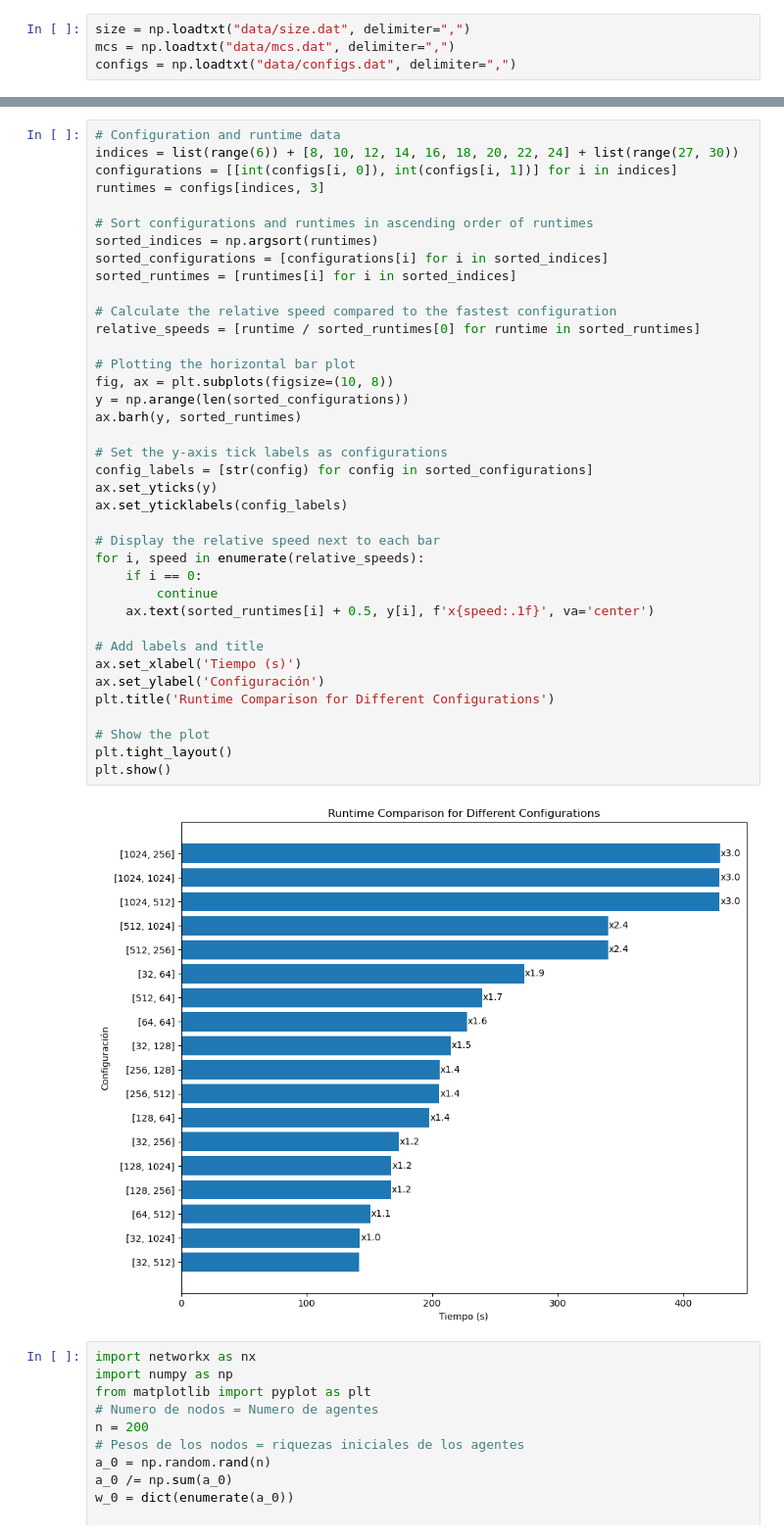
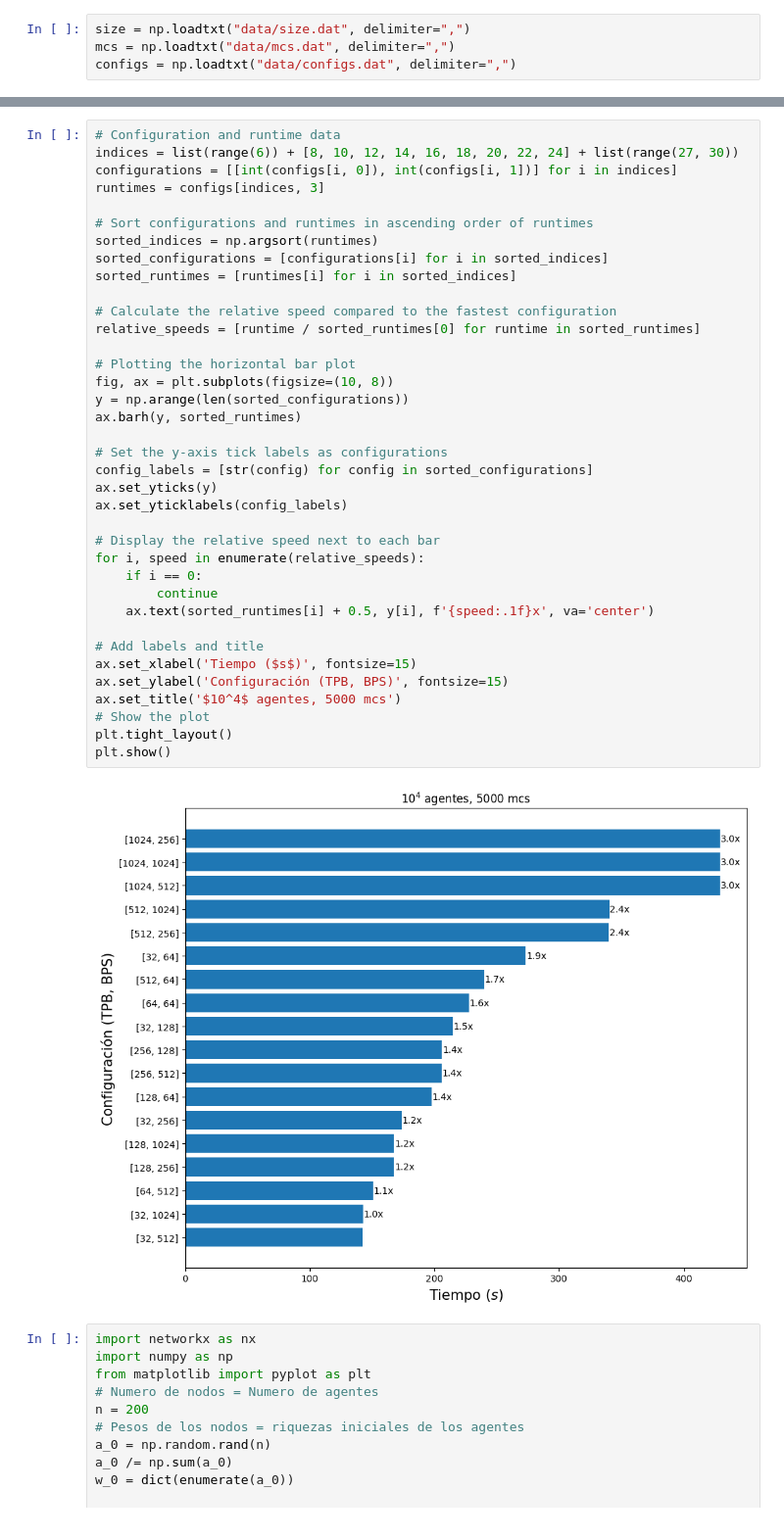
Before and after one commit to lautarogiordano/charlita-cuda, a Jupyter notebook: codigo/charlita_cuda_plots.ipynb, the cells around one changed output, grey strips where cells are left out. Shown at 98% size. Cells and saved outputs as stored; diff of their text form.

```diff
--- a/codigo/charlita_cuda_plots.ipynb
+++ b/codigo/charlita_cuda_plots.ipynb
@@ -38,39 +44,38 @@ configurations = [[int(configs[i, 0]), int(configs[i, 1])] for i in indices]
 runtimes = configs[indices, 3]
 
 # Sort configurations and runtimes in ascending order of runtimes
 sorted_indices = np.argsort(runtimes)
 sorted_configurations = [configurations[i] for i in sorted_indices]
 sorted_runtimes = [runtimes[i] for i in sorted_indices]
 
 # Calculate the relative speed compared to the fastest configuration
 relative_speeds = [runtime / sorted_runtimes[0] for runtime in sorted_runtimes]
 
 # Plotting the horizontal bar plot
 fig, ax = plt.subplots(figsize=(10, 8))
 y = np.arange(len(sorted_configurations))
 ax.barh(y, sorted_runtimes)
 
 # Set the y-axis tick labels as configurations
 config_labels = [str(config) for config in sorted_configurations]
 ax.set_yticks(y)
 ax.set_yticklabels(config_labels)
 
 # Display the relative speed next to each bar
 for i, speed in enumerate(relative_speeds):
     if i == 0:
         continue
-    ax.text(sorted_runtimes[i] + 0.5, y[i], f'x{speed:.1f}', va='center')
+    ax.text(sorted_runtimes[i] + 0.5, y[i], f'{speed:.1f}x', va='center')
 
 # Add labels and title
-ax.set_xlabel('Tiempo (s)')
-ax.set_ylabel('Configuración')
-plt.title('Runtime Comparison for Different Configurations')
-
+ax.set_xlabel('Tiempo ($s$)', fontsize=15)
+ax.set_ylabel('Configuración (TPB, BPS)', fontsize=15)
+ax.set_title('$10^4$ agentes, 5000 mcs')
 # Show the plot
 plt.tight_layout()
 plt.show()
 # %% [output]
-[figure, old version]
+[figure, new version]
 # %%
 import networkx as nx
 import numpy as np
```
Also changed, not shown: parts of 2 cells of this notebook.
